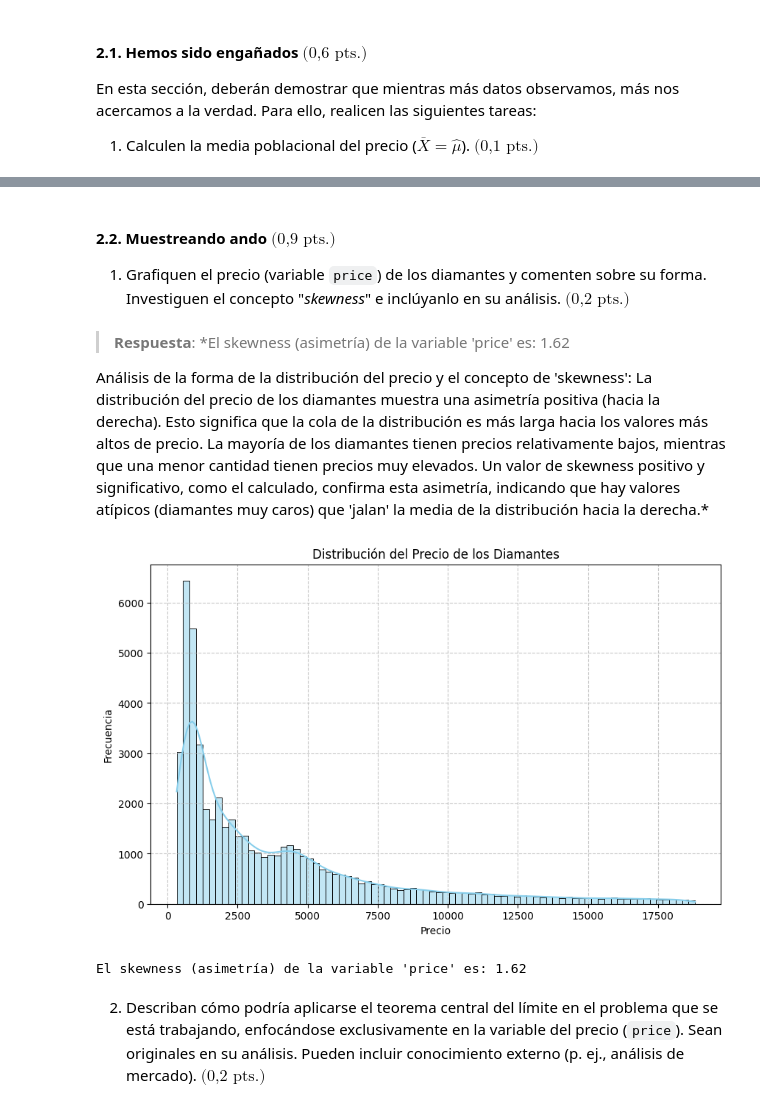
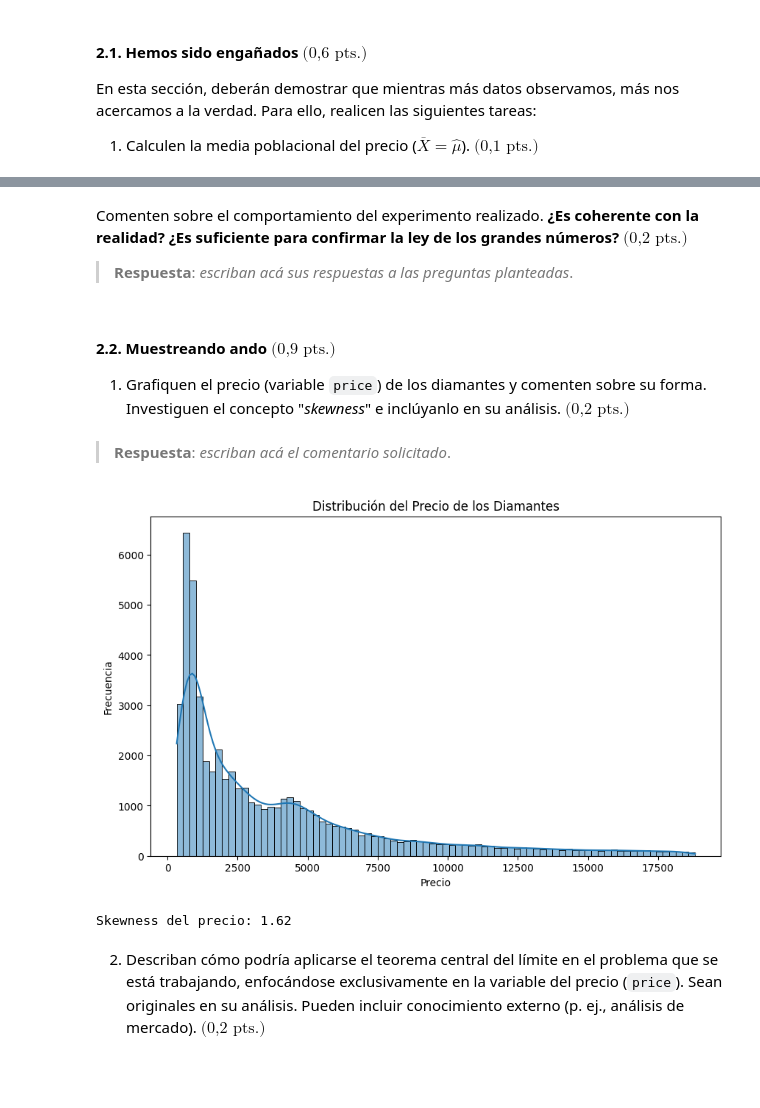
Before and after one commit to milemrc5-cpu/cursoedv-tarea1-equipo2, a Jupyter notebook: tareaedv.ipynb, the cells around one changed output, grey strips where cells are left out. Drawn from its saved outputs; the diff is of its cells as text; code cells hidden in the pictures; blank space fills up the shorter version.

```diff
--- a/tareaedv.ipynb
+++ b/tareaedv.ipynb
@@ -54,5 +52,0 @@ Rango de precios: 326 a 18823*.
-# %%
-import seaborn.objects as so
-p = so.Plot(diamonds, "carat", "price").add(so.Dots())
-f, ax = plt.subplots()
-p.on(ax).show()
@@ -93,0 +53,6 @@ Price range: $326 to $18823
+# %%
+import seaborn as sns
+
+data_diamantes = sns.load_dataset('diamonds')
+
+print(data_diamantes.describe())
@@ -259,34 +133,24 @@ plt.close(fig)
+# %% [markdown]
+Comenten sobre el comportamiento del experimento realizado. **¿Es coherente con la realidad? ¿Es suficiente para confirmar la ley de los grandes números?** $\textrm{(0,2 pts.)}$
+
+> **Respuesta**: *escriban acá sus respuestas a las preguntas planteadas*.
 # %% [markdown]
 #### 2.2. Muestreando ando $\textrm{(0,9 pts.)}$
 
 1. Grafiquen el precio (variable `price`) de los diamantes y comenten sobre su forma. Investiguen el concepto "_skewness_" e inclúyanlo en su análisis. $\textrm{(0,2 pts.)}$
-# %% [markdown]
-> **Respuesta**: *El skewness (asimetría) de la variable 'price' es: 1.62
-
-Análisis de la forma de la distribución del precio y el concepto de 'skewness':
-La distribución del precio de los diamantes muestra una asimetría positiva (hacia la derecha).
-Esto significa que la cola de la distribución es más larga hacia los valores más altos de precio.
-La mayoría de los diamantes tienen precios relativamente bajos, mientras que una menor cantidad tienen precios muy elevados.
-Un valor de skewness positivo y significativo, como el calculado, confirma esta asimetría, indicando que hay valores atípicos (diamantes muy caros) que 'jalan' la media de la distribución hacia la derecha.*
+# %% [markdown]
+> **Respuesta**: *escriban acá el comentario solicitado*.
 # %%
-import matplotlib.pyplot as plt
-import seaborn as sns
-import pandas as pd
-
-diamonds = sns.load_dataset('diamonds')
-
 plt.figure(figsize=(10, 6))
-sns.histplot(diamonds['price'], kde=True, color='skyblue')
+sns.histplot(data_diamantes['price'], kde=True)
 plt.title('Distribución del Precio de los Diamantes')
 plt.xlabel('Precio')
 plt.ylabel('Frecuencia')
-plt.grid(True, linestyle='--', alpha=0.7)
 plt.show()
 
-skewness_price = diamonds['price'].skew()
-print(f"El skewness (asimetría) de la variable 'price' es: {skewness_price:.2f}")
+print(f"Skewness del precio: {data_diamantes['price'].skew():.2f}")
 # %% [output]
-[figure, old version]
+[figure, new version]
-El skewness (asimetría) de la variable 'price' es: 1.62
+Skewness del precio: 1.62
 # %% [markdown]
 2. Describan cómo podría aplicarse el teorema central del límite en el problema que se está trabajando, enfocándose exclusivamente en la variable del precio (`price`). Sean originales en su análisis. Pueden incluir conocimiento externo (p. ej., análisis de mercado). $\textrm{(0,2 pts.)}$
```
Also changed, not shown: parts of 51 cells of this notebook.
